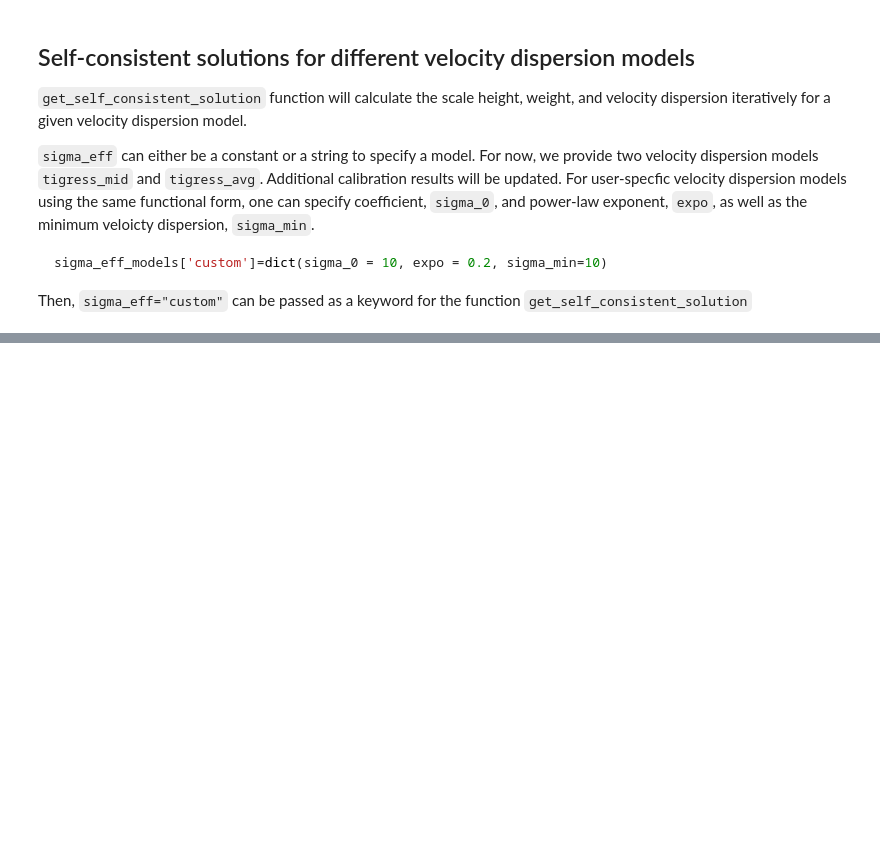
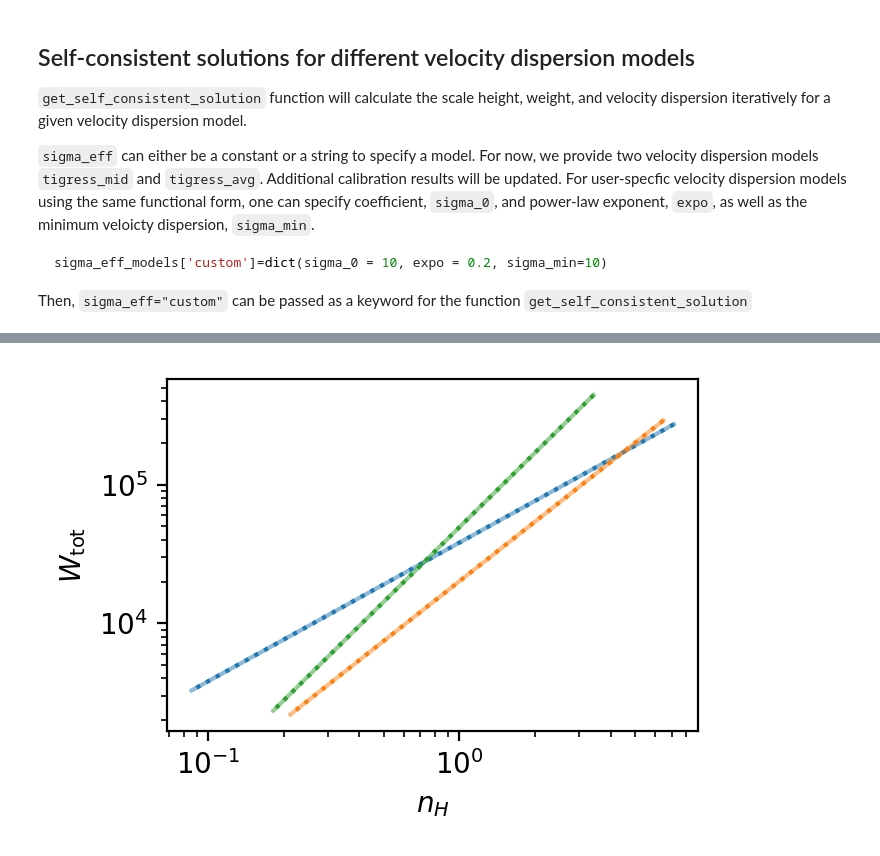
Before and after one commit to changgoo/PRFM, a Jupyter notebook: book/prfm.ipynb, the cells around one changed output, grey strips where cells are left out. Saved outputs shown, nothing was run; the diff lists cells and outputs as text; code cells hidden in the pictures; blank space fills up the shorter version.

```diff
--- a/book/prfm.ipynb
+++ b/book/prfm.ipynb
@@ -180,0 +181,24 @@ plt.tight_layout()
+# %%
+# sanity check
+fig = plt.figure(figsize=(3.5,2.5))
+ax = plt.subplot(111)
+for sigma in [15.e5, 'tigress_mid', 'tigress_avg']:
+    args = (Sigma_gas, Sigma_star, Omega_d, H_star, sigma)
+    Wtot, H, seff = get_self_consistent_solution(*args, method='numerical',tol=1.e-5)
+    rho = Sigma_gas/(2*H)
+    nH = rho/(1.4*ac.m_p.cgs.value)
+    label='{}'.format(sigma if type(sigma) == str else sigma/1.e5)
+
+    l,=plt.plot(nH,Wtot/kbol_cgs,alpha=0.5,label=label)
+    seff = get_sigma_eff(Wtot,model=sigma) if type(sigma) == str else sigma
+    plt.plot(nH,rho*seff**2/kbol_cgs,color=l.get_color(),ls=':')
+
+plt.sca(ax)
+plt.xscale('log')
+plt.yscale('log')
+plt.xlabel(r'$n_H$')
+plt.ylabel(r'$W_{\rm tot}$')
+# plt.xscale('log')
+plt.tight_layout()
+# %% [output]
+[figure, added]
```
Also changed, not shown: parts of 1 cell of this notebook, 1 other file.
